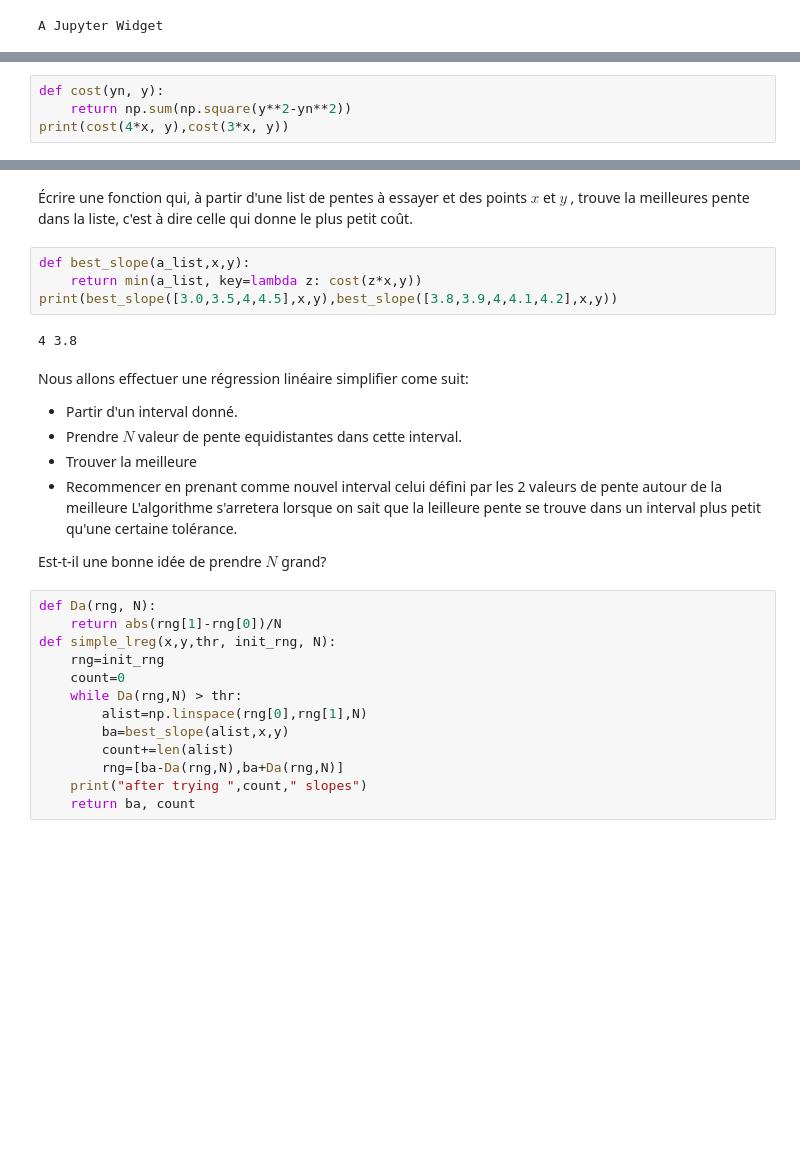
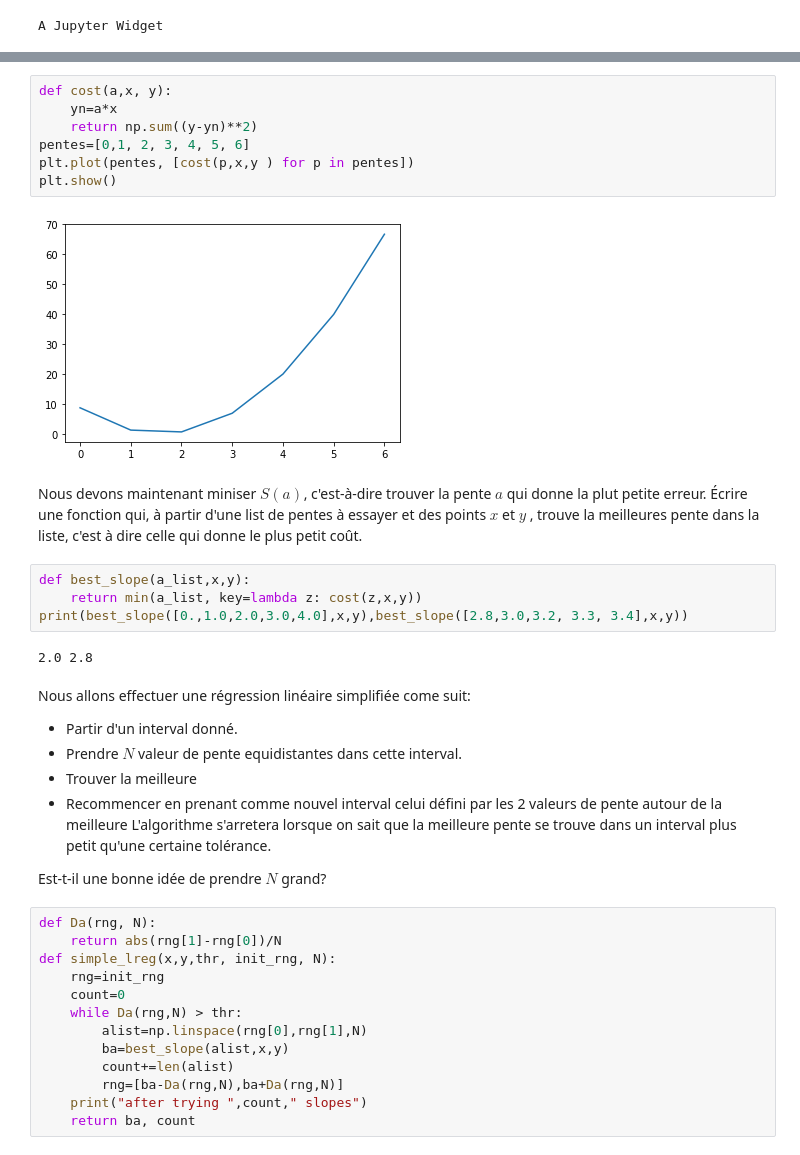
Before and after one commit to lab-cosmo/marvel-college, a Jupyter notebook: ML/Machine_learning-INTRO.ipynb, the cells around one changed output, grey strips where cells are left out. Cells and saved outputs as stored; diff of their text form; blank space fills up the shorter version.

```diff
--- a/ML/Machine_learning-INTRO.ipynb
+++ b/ML/Machine_learning-INTRO.ipynb
@@ -81,4 +79,0 @@ A Jupyter Widget
-# %%
-def cost(yn, y):
-    return np.sum(np.square(y**2-yn**2))
-print(cost(4*x, y),cost(3*x, y))
@@ -87,18 +94,28 @@ print(cost(4*x, y),cost(3*x, y))
+# %%
+def cost(a,x, y):
+    yn=a*x
+    return np.sum((y-yn)**2)
+pentes=[0,1, 2, 3, 4, 5, 6]
+plt.plot(pentes, [cost(p,x,y ) for p in pentes])
+plt.show()
+# %% [output]
+[figure, added]
 # %% [markdown]
+Nous devons maintenant miniser $S(a)$, c'est-à-dire trouver la pente $a$ qui donne la plut petite erreur.
 Écrire une fonction qui, à partir d'une list de pentes à essayer et des points $x$ et $y$ , trouve la meilleures pente dans la liste, c'est à dire celle qui donne le plus petit coût.
 # %%
 def best_slope(a_list,x,y):
-    return min(a_list, key=lambda z: cost(z*x,y))
-print(best_slope([3.0,3.5,4,4.5],x,y),best_slope([3.8,3.9,4,4.1,4.2],x,y))
+    return min(a_list, key=lambda z: cost(z,x,y))
+print(best_slope([0.,1.0,2.0,3.0,4.0],x,y),best_slope([2.8,3.0,3.2, 3.3, 3.4],x,y))
 # %% [output]
-4 3.8
+2.0 2.8
 # %% [markdown]
-Nous allons effectuer une régression linéaire simplifier come suit:
+Nous allons effectuer une régression linéaire simplifiée come suit:
 - Partir d'un interval donné.
 - Prendre $N$ valeur de pente equidistantes dans cette interval.
 - Trouver la meilleure
 - Recommencer en prenant comme nouvel interval celui défini par les 2 valeurs de pente autour de la meilleure
-L'algorithme s'arretera lorsque on sait que la leilleure pente se trouve dans un interval plus petit qu'une certaine tolérance.
+L'algorithme s'arretera lorsque on sait que la meilleure pente se trouve dans un interval plus petit qu'une certaine tolérance.
 
 Est-t-il une bonne idée de prendre $N$ grand?
 # %%
```
Also changed, not shown: parts of 26 cells of this notebook.
